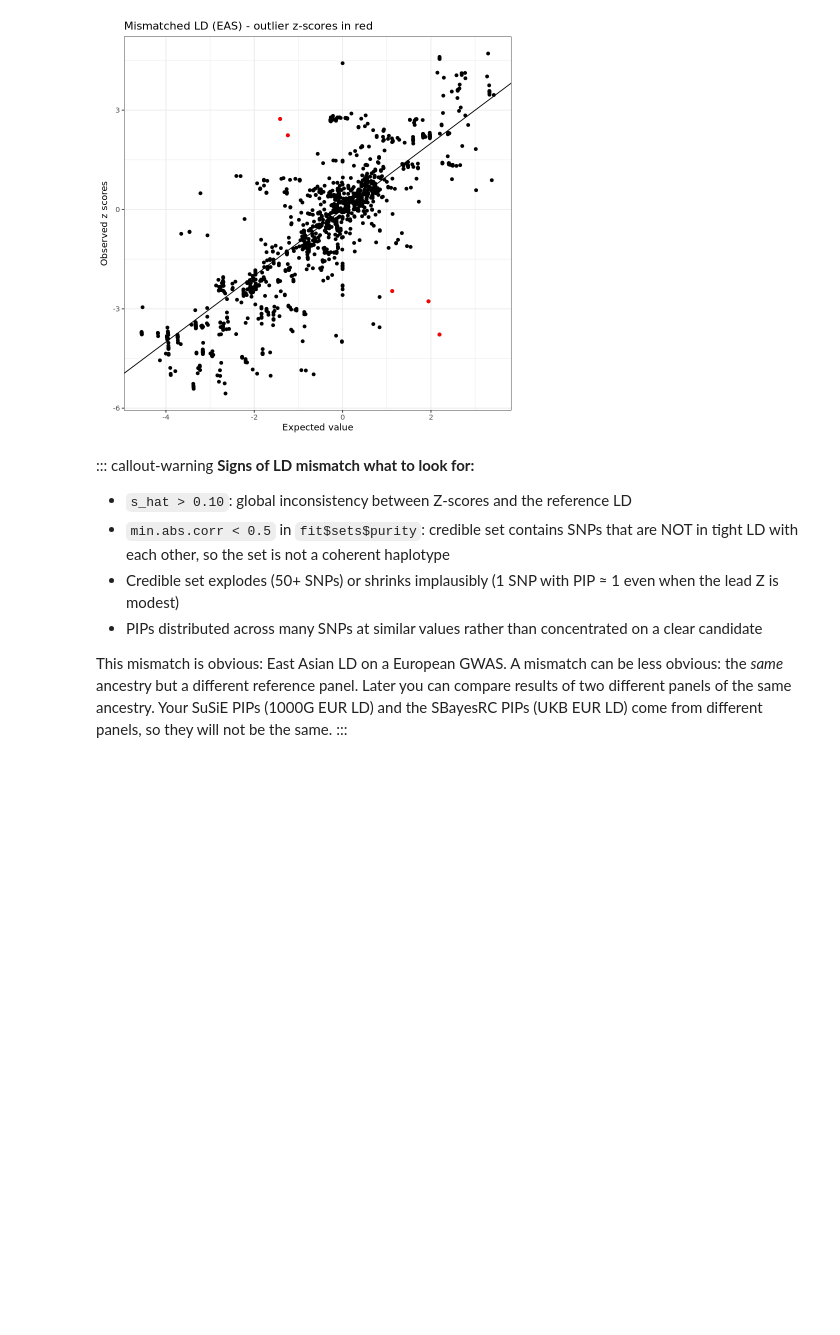
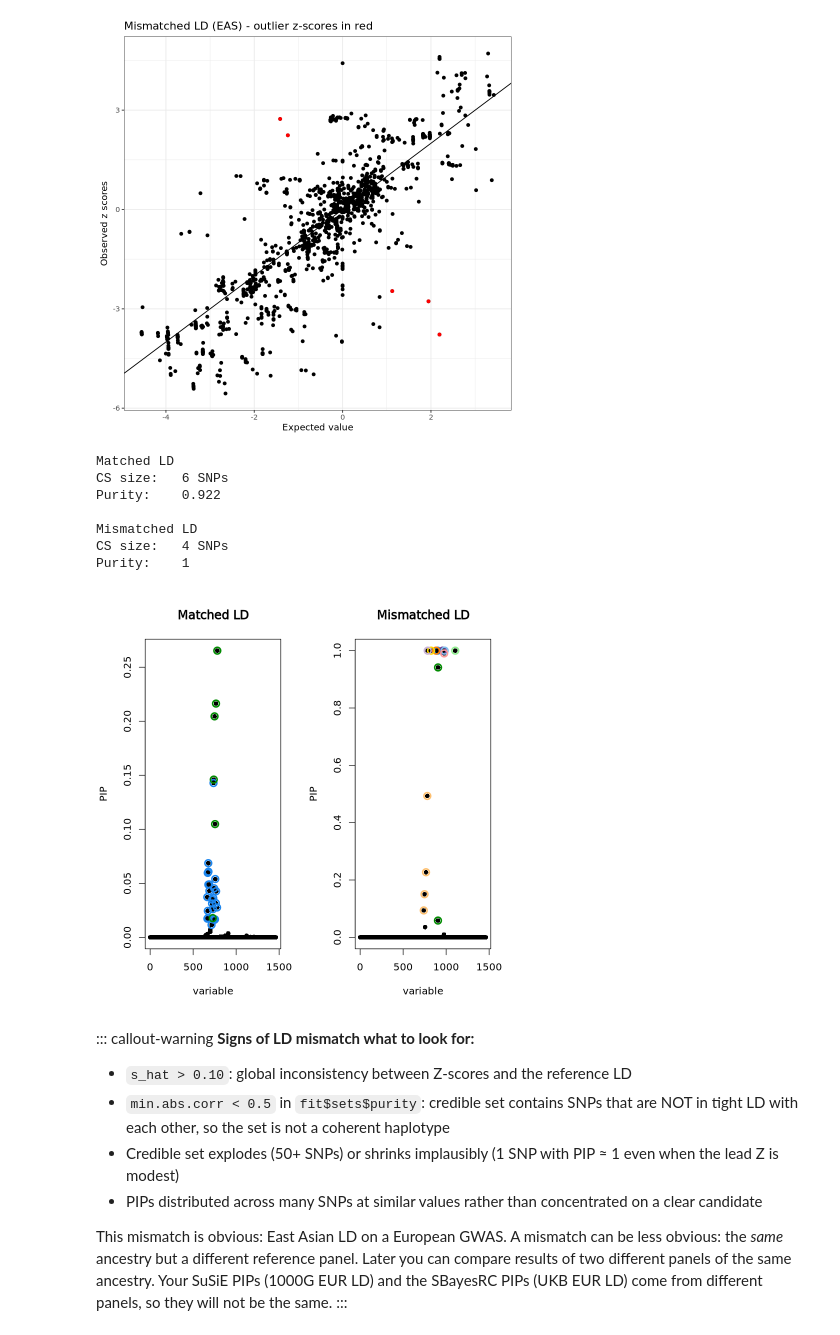
Before and after one commit to SamueleSoraggi/post-gwas-analysis_course, a Jupyter notebook: Notebooks/01_finemapping.ipynb, the cells around one changed output. Saved outputs shown, nothing was run; the diff lists cells and outputs as text; code cells hidden in the pictures; blank space fills up the shorter version.

```diff
--- a/Notebooks/01_finemapping.ipynb
+++ b/Notebooks/01_finemapping.ipynb
@@ -99,10 +99,10 @@ locuszoom_plot(sumstats, ld, title = "SORCS3 locus - raw GWAS signal (coloured b
 # Docs: https://www.rdocumentation.org/packages/susieR/versions/0.14.2/topics/susie_rss
 
 fit <- susie_rss(
-  z = sumstats$Z,   # the per-SNP Z-scores
-  R = ld,   # the matched LD matrix (same SNP order as the sumstats)
-  n = sumstats$N[1],   # which N for a case/control trait? (see the hint below)
-  L = 10    # allow up to this many independent signals
+  z = ,   # the per-SNP Z-scores
+  R = ,   # the matched LD matrix (same SNP order as the sumstats)
+  n = ,   # which N for a case/control trait? (see the hint below)
+  L =     # allow up to this many independent signals
 )
 # %% [output]
 HINT: For large R or large XtX, consider installing the Rfast package for better performance.
@@ -171,7 +171,7 @@ ld_mm <- readRDS(file.path(data_dir, "locus1_clean", "ld_mismatched.RDS"))
 
 fit_mm <- susie_rss(
   z = sumstats$Z,
-  R = ___,                # the mismatched panel loaded just above
+  R = ,                # the mismatched panel loaded just above
   n = sumstats$N[1],
   L = 10
 )
@@ -239,19 +239,27 @@ WARNING: The matrix R is not positive semidefinite. Negative eigenvalues are set
 # %%
 # Compare credible sets side by side.
 
-cat("Matched LD
-")
+cat("Matched LD\n")
 cat("CS size:  ", length(fit$sets$cs[[1]]), "SNPs\n")
 cat("Purity:   ", round(fit$sets$purity[1, "min.abs.corr"], 3), "\n")
 
 cat("\nMismatched LD\n")
 cat("CS size:  ", length(fit_mm$sets$cs[[1]]), "SNPs\n")
 cat("Purity:   ", round(fit_mm$sets$purity[1, "min.abs.corr"], 3), "\n")
 
 par(mfrow = c(1, 2))
 susie_plot(fit,    y = "PIP", main = "Matched LD")
 susie_plot(fit_mm, y = "PIP", main = "Mismatched LD")
 par(mfrow = c(1, 1))
+# %% [output]
+Matched LD
+CS size:   6 SNPs
+Purity:    0.922
+
+Mismatched LD
+CS size:   4 SNPs
+Purity:    1
+[figure, added]
 # %% [markdown]
 ::: callout-warning
 **Signs of LD mismatch what to look for:**
```
Also changed, not shown: parts of 10 cells of this notebook, 21 other files.
